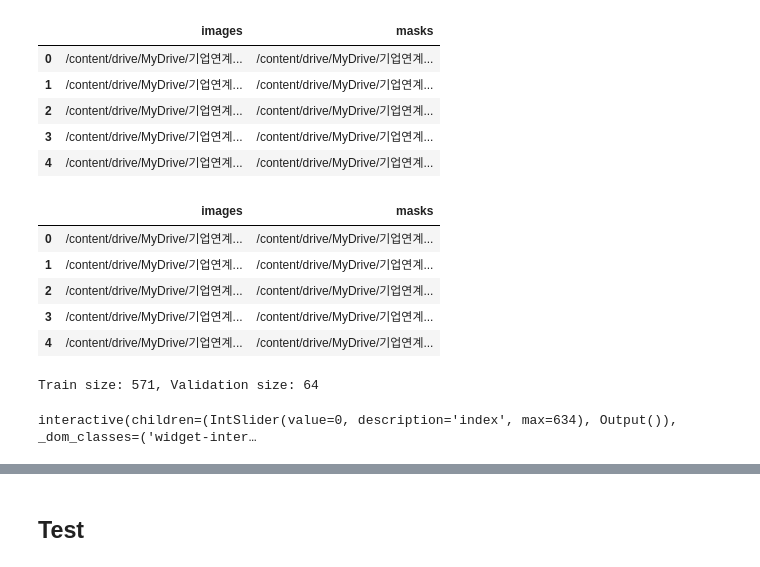
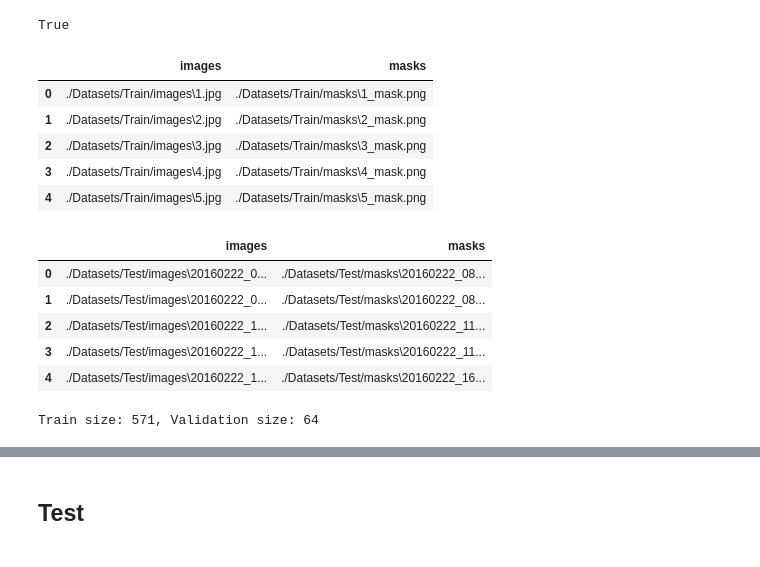
Before and after one commit to LEEHM97/Crack_Detection, a Jupyter notebook: Training.ipynb, the cells around one changed output, grey strips where cells are left out. Saved outputs shown, nothing was run; the diff lists cells and outputs as text; code cells hidden in the pictures.

```diff
--- a/Training.ipynb
+++ b/Training.ipynb
@@ -57,25 +37,29 @@ INFO:pytorch_lightning.utilities.seed:Global seed set to 42
 42
+# %%
+torch.cuda.is_available()
+# %% [output]
+True
 # %%
-image_dir = "/content/drive/MyDrive/기업연계프로젝트/Datasets/Train/images/"
-mask_dir = "/content/drive/MyDrive/기업연계프로젝트/Datasets/Train/masks/"
+image_dir = "./Datasets/Train/images/"
+mask_dir = "./Datasets/Train/masks/"
 
 images_paths = glob(image_dir + "*.jpg")
 masks_paths = glob(mask_dir + "*.png")
 
 images_paths = natsort.natsorted(images_paths)
 masks_paths = natsort.natsorted(masks_paths)
 df = pd.DataFrame({'images': images_paths, 'masks': masks_paths})
 df.head(5)
 # %% [output]
 |  | images | masks |
-| 0 | /content/drive/MyDrive/기업연계... | /content/drive/MyDrive/기업연계... |
-| 1 | /content/drive/MyDrive/기업연계... | /content/drive/MyDrive/기업연계... |
-| 2 | /content/drive/MyDrive/기업연계... | /content/drive/MyDrive/기업연계... |
-| 3 | /content/drive/MyDrive/기업연계... | /content/drive/MyDrive/기업연계... |
-| 4 | /content/drive/MyDrive/기업연계... | /content/drive/MyDrive/기업연계... |
+| 0 | ./Datasets/Train/images\1.jpg | ./Datasets/Train/masks\1_mask.png |
+| 1 | ./Datasets/Train/images\2.jpg | ./Datasets/Train/masks\2_mask.png |
+| 2 | ./Datasets/Train/images\3.jpg | ./Datasets/Train/masks\3_mask.png |
+| 3 | ./Datasets/Train/images\4.jpg | ./Datasets/Train/masks\4_mask.png |
+| 4 | ./Datasets/Train/images\5.jpg | ./Datasets/Train/masks\5_mask.png |
 # %%
-test_image_dir = "/content/drive/MyDrive/기업연계프로젝트/Datasets/Test/images/"
-test_mask_dir = "/content/drive/MyDrive/기업연계프로젝트/Datasets/Test/masks/"
+test_image_dir = "./Datasets/Test/images/"
+test_mask_dir = "./Datasets/Test/masks/"
 
 images_paths = glob(test_image_dir + "*.jpg")
 masks_paths = glob(test_mask_dir + "*.png")
@@ -87,11 +71,11 @@ test_df = pd.DataFrame({'images': images_paths, 'masks': masks_paths})
 test_df.head(5)
 # %% [output]
 |  | images | masks |
-| 0 | /content/drive/MyDrive/기업연계... | /content/drive/MyDrive/기업연계... |
-| 1 | /content/drive/MyDrive/기업연계... | /content/drive/MyDrive/기업연계... |
-| 2 | /content/drive/MyDrive/기업연계... | /content/drive/MyDrive/기업연계... |
-| 3 | /content/drive/MyDrive/기업연계... | /content/drive/MyDrive/기업연계... |
-| 4 | /content/drive/MyDrive/기업연계... | /content/drive/MyDrive/기업연계... |
+| 0 | ./Datasets/Test/images\20160222_0... | ./Datasets/Test/masks\20160222_08... |
+| 1 | ./Datasets/Test/images\20160222_0... | ./Datasets/Test/masks\20160222_08... |
+| 2 | ./Datasets/Test/images\20160222_1... | ./Datasets/Test/masks\20160222_11... |
+| 3 | ./Datasets/Test/images\20160222_1... | ./Datasets/Test/masks\20160222_11... |
+| 4 | ./Datasets/Test/images\20160222_1... | ./Datasets/Test/masks\20160222_16... |
 # %%
 train, valid = train_test_split(df, test_size=0.1, shuffle=True, random_state=42)
 
@@ -99,21 +83,19 @@ print(f"Train size: {len(train)}, Validation size: {len(valid)}")
 # %% [output]
 Train size: 571, Validation size: 64
 # %%
-@interact(index=(0, len(df)-1))
-def show_images(index=0):
-    image = cv2.imread(df.iloc[index].images)
-    mask = cv2.imread(df.iloc[index].masks)
+# @interact(index=(0, len(df)-1))
+# def show_images(index=0):
+#     image = cv2.imread(df.iloc[index].images)
+#     mask = cv2.imread(df.iloc[index].masks)
 
-    plt.figure(figsize=(12,10))
-    plt.subplot(121)
-    plt.title("image")
-    plt.imshow(image)
-    plt.subplot(122)
-    plt.title("mask")
-    plt.imshow(mask)
-    plt.tight_layout()
+#     plt.figure(figsize=(12,10))
+#     plt.subplot(121)
+#     plt.title("image")
+#     plt.imshow(image)
+#     plt.subplot(122)
+#     plt.title("mask")
+#     plt.imshow(mask)
+#     plt.tight_layout()
-# %% [output]
-interactive(children=(IntSlider(value=0, description='index', max=634), Output()), _dom_classes=('widget-inter…
 # %%
 import albumentations as A
 from albumentations.pytorch.transforms import ToTensorV2
```
Also changed, not shown: parts of 7 cells of this notebook.
